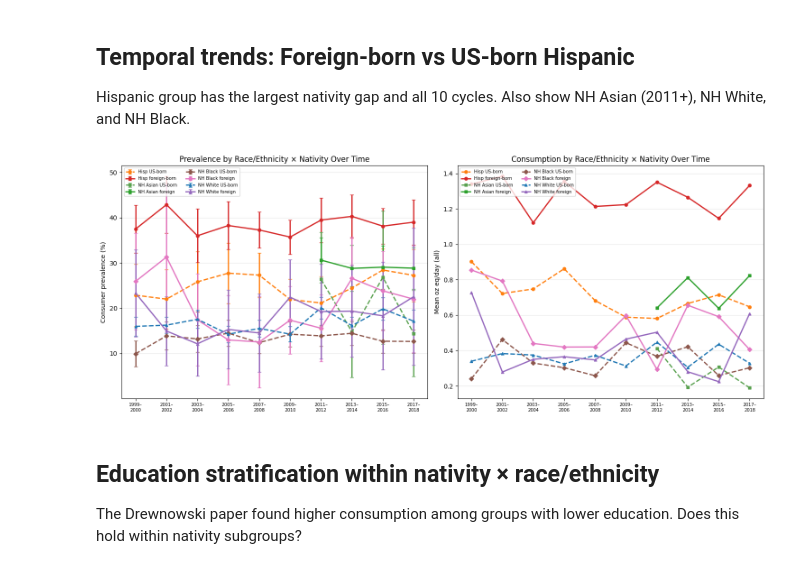
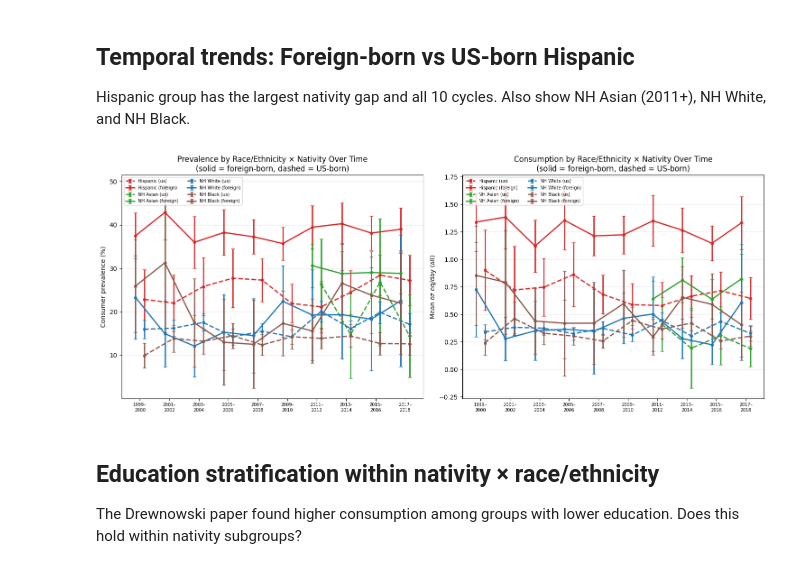
Before and after one commit to aflaxman/ai_assisted_us_health_data_analysis, a Jupyter notebook: nhanes_pulse_consumption/03_country_of_origin.ipynb, the cells around one changed output. Saved outputs shown, nothing was run; the diff lists cells and outputs as text; code cells hidden in the pictures.

```diff
--- a/nhanes_pulse_consumption/03_country_of_origin.ipynb
+++ b/nhanes_pulse_consumption/03_country_of_origin.ipynb
@@ -255,67 +274,70 @@ Mean oz eq/day by pulse type, race/ethnicity × nativity (weighted)
 Hispanic group has the largest nativity gap and all 10 cycles.
 Also show NH Asian (2011+), NH White, and NH Black.
 # %%
-TREND_CONFIGS = [
-    ('Hispanic', 'Foreign-born', 'Hisp foreign-born', '#d62728', 'o'),
-    ('Hispanic', 'US-born',      'Hisp US-born',      '#ff7f0e', 'o'),
-    ('NH Asian', 'Foreign-born', 'NH Asian foreign',   '#2ca02c', 's'),
-    ('NH Asian', 'US-born',      'NH Asian US-born',   '#59a14f', 's'),
-    ('NH White', 'Foreign-born', 'NH White foreign',   '#9467bd', '^'),
-    ('NH White', 'US-born',      'NH White US-born',   '#1f77b4', '^'),
-    ('NH Black', 'Foreign-born', 'NH Black foreign',   '#e377c2', 'D'),
-    ('NH Black', 'US-born',      'NH Black US-born',   '#8c564b', 'D'),
-]
-
+# Build trend data with CI for oz too
 cycles_sorted = sorted(dfw['CYCLE'].unique())
+TREND_RACES = ['Hispanic', 'NH Asian', 'NH White', 'NH Black']
 
 trend_rows = []
 for cycle in cycles_sorted:
     sub_cycle = dfw[dfw['CYCLE'] == cycle]
-    for race, nativity, label, color, marker in TREND_CONFIGS:
-        sub = sub_cycle[(sub_cycle['RACE_4'] == race) & (sub_cycle['NATIVITY_2'] == nativity)]
-        if len(sub) < 30:
-            continue
-        s = group_stats(sub, 'IS_CONSUMER', 'PULSE_OZ_EQ', 'WTDRD1')
-        trend_rows.append({
-            'Cycle': cycle, 'Group': label,
-            'Prev %': s['prev_pct'], 'CI lo': s['prev_ci_lo'], 'CI hi': s['prev_ci_hi'],
-            'oz all': s['oz_all'],
-        })
+    for race in TREND_RACES:
+        for nativity in NATIVITY_GROUPS:
+            sub = sub_cycle[(sub_cycle['RACE_4'] == race) & (sub_cycle['NATIVITY_2'] == nativity)]
+            if len(sub) < 30:
+                continue
+            s = group_stats(sub, 'IS_CONSUMER', 'PULSE_OZ_EQ', 'WTDRD1')
+            oz_lo, oz_hi = weighted_ci(sub['PULSE_OZ_EQ'], sub['WTDRD1'])
+            trend_rows.append({
+                'Cycle': cycle, 'Race': race, 'Nativity': nativity,
+                'Prev %': s['prev_pct'], 'CI lo': s['prev_ci_lo'], 'CI hi': s['prev_ci_hi'],
+                'oz all': s['oz_all'], 'oz_ci_lo': oz_lo, 'oz_ci_hi': oz_hi,
+            })
 
 trend_df = pd.DataFrame(trend_rows)
+
+# Offsets to separate overlapping CIs: spread nativity within each race
+# Foreign-born gets -0.15, US-born gets +0.15
+nat_offset = {'Foreign-born': -0.15, 'US-born': 0.15}
 
 fig, (ax1, ax2) = plt.subplots(1, 2, figsize=(15, 6))
 x_map = {c: i for i, c in enumerate(cycles_sorted)}
 xlabels = [c.replace('-', '–\n') for c in cycles_sorted]
 
-config_lookup = {label: (color, marker) for _, _, label, color, marker in TREND_CONFIGS}
+for race in TREND_RACES:
+    color = RACE_COLORS[race]
+    for nativity in NATIVITY_GROUPS:
+        gdf = trend_df[(trend_df['Race'] == race) & (trend_df['Nativity'] == nativity)]
+        if len(gdf) == 0:
+            continue
+        ls = NAT_LINESTYLE[nativity]
+        xvals = [x_map[c] + nat_offset[nativity] for c in gdf['Cycle']]
+        label = f'{race} ({nativity.split("-")[0].lower()})'
 
-for grp_label, gdf in trend_df.groupby('Group'):
-    x = [x_map[c] for c in gdf['Cycle']]
-    color, marker = config_lookup[grp_label]
-    ls = '--' if 'US-born' in grp_label else '-'
-    ax1.errorbar(x, gdf['Prev %'],
-                 yerr=[gdf['Prev %'] - gdf['CI lo'], gdf['CI hi'] - gdf['Prev %']],
-                 marker=marker, capsize=3, linewidth=2, linestyle=ls,
-                 color=color, label=grp_label, markersize=5)
-    ax2.plot(x, gdf['oz all'], marker=marker, linewidth=2, linestyle=ls,
-             color=color, label=grp_label, markersize=5)
+        ax1.errorbar(xvals, gdf['Prev %'],
+                     yerr=[gdf['Prev %'] - gdf['CI lo'], gdf['CI hi'] - gdf['Prev %']],
+                     marker='o', capsize=3, linewidth=2, linestyle=ls,
+                     color=color, label=label, markersize=4)
+        ax2.errorbar(xvals, gdf['oz all'],
+                     yerr=[gdf['oz all'] - gdf['oz_ci_lo'], gdf['oz_ci_hi'] - gdf['oz all']],
+                     marker='o', capsize=3, linewidth=2, linestyle=ls,
+                     color=color, label=label, markersize=4)
 
 for ax in [ax1, ax2]:
     ax.set_xticks(range(len(cycles_sorted)))
     ax.set_xticklabels(xlabels, fontsize=7)
     ax.legend(fontsize=7, ncol=2, loc='upper left')
     ax.grid(axis='y', alpha=0.3)
 
 ax1.set_ylabel('Consumer prevalence (%)')
-ax1.set_title('Prevalence by Race/Ethnicity × Nativity Over Time')
+ax1.set_title('Prevalence by Race/Ethnicity × Nativity Over Time\n(solid = foreign-born, dashed = US-born)')
 ax2.set_ylabel('Mean oz eq/day (all)')
-ax2.set_title('Consumption by Race/Ethnicity × Nativity Over Time')
+ax2.set_title('Consumption by Race/Ethnicity × Nativity Over Time\n(solid = foreign-born, dashed = US-born)')
 
 plt.tight_layout()
 plt.show()
 # %% [output]
-[figure, old version]
+[figure, new version]
 # %% [markdown]
 ## Education stratification within nativity × race/ethnicity
 
```
Also changed, not shown: parts of 4 cells of this notebook.
